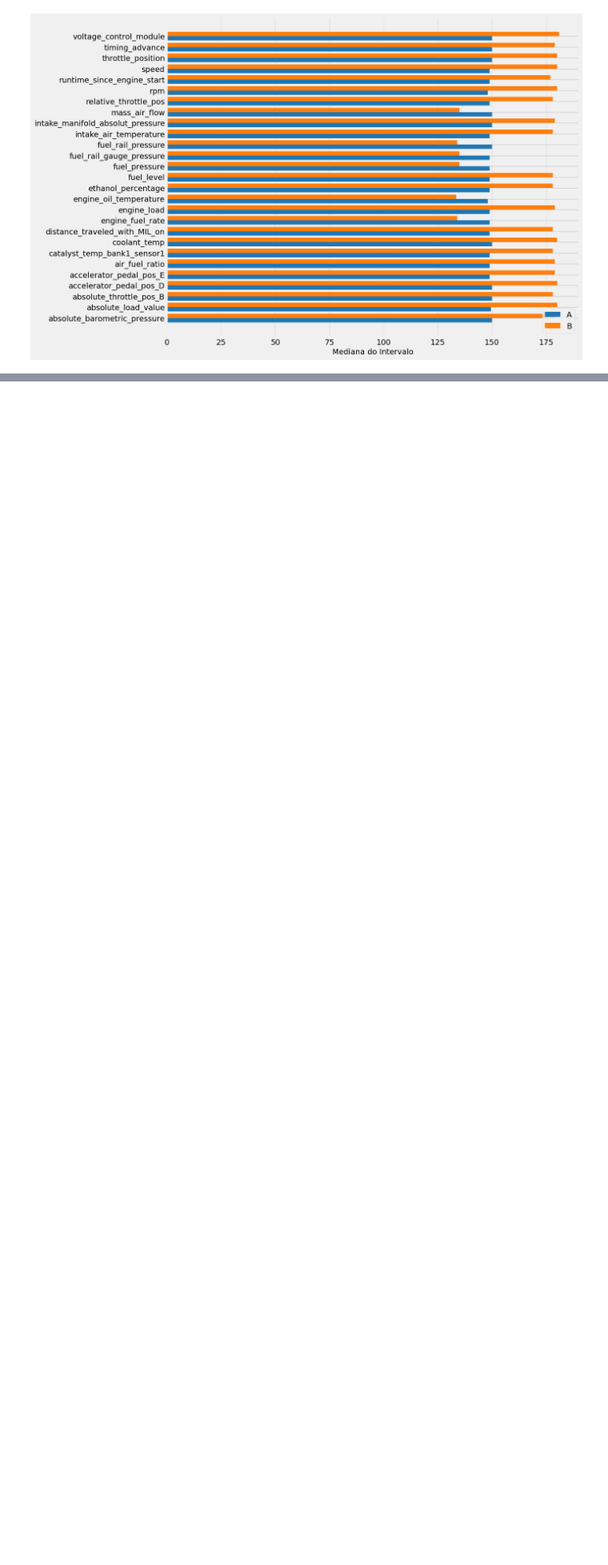
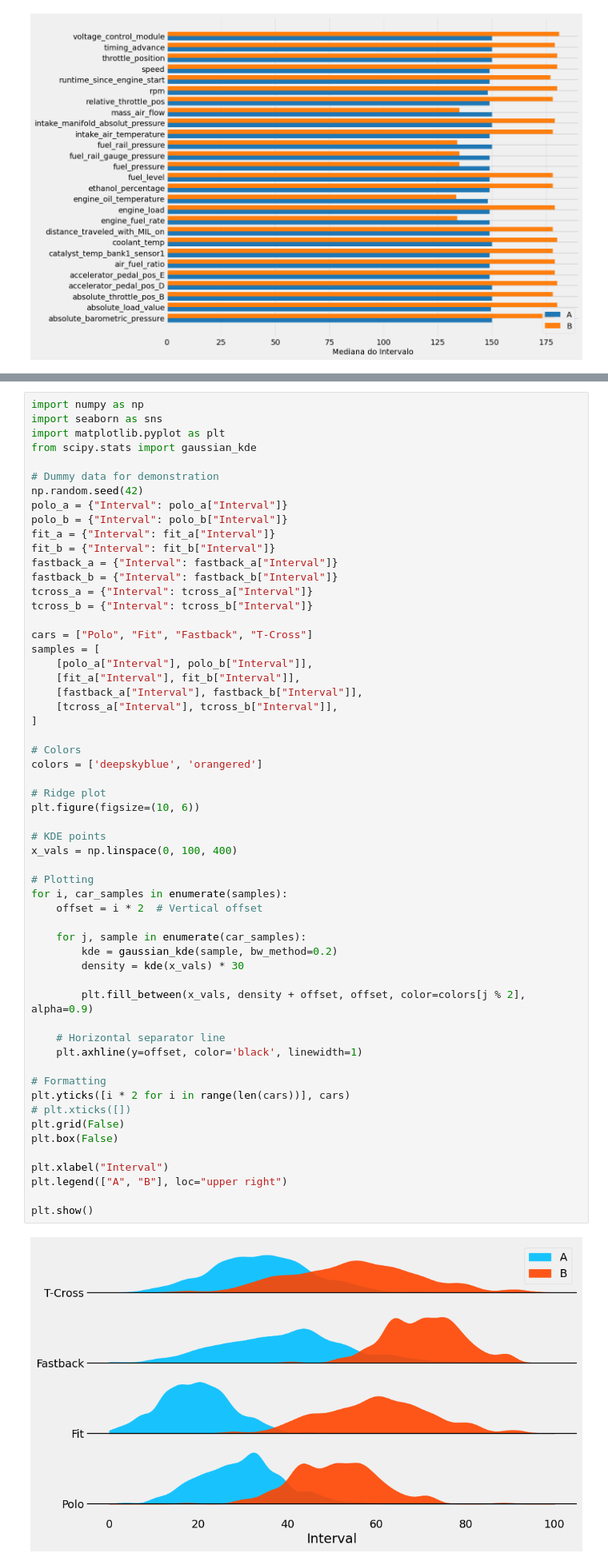
Before and after one commit to conect2ai/SBRC2025-App2Car, a Jupyter notebook: analysis.ipynb, the cells around one changed output, grey strips where cells are left out. Shown at 80% size. Cells and saved outputs as stored; diff of their text form; blank space fills up the shorter version.

```diff
--- a/analysis.ipynb
+++ b/analysis.ipynb
@@ -814,0 +759,59 @@ plt.show()
+# %%
+import numpy as np
+import seaborn as sns
+import matplotlib.pyplot as plt
+from scipy.stats import gaussian_kde
+
+# Dummy data for demonstration
+np.random.seed(42)
+polo_a = {"Interval": polo_a["Interval"]}
+polo_b = {"Interval": polo_b["Interval"]}
+fit_a = {"Interval": fit_a["Interval"]}
+fit_b = {"Interval": fit_b["Interval"]}
+fastback_a = {"Interval": fastback_a["Interval"]}
+fastback_b = {"Interval": fastback_b["Interval"]}
+tcross_a = {"Interval": tcross_a["Interval"]}
+tcross_b = {"Interval": tcross_b["Interval"]}
+
+cars = ["Polo", "Fit", "Fastback", "T-Cross"]
+samples = [
+    [polo_a["Interval"], polo_b["Interval"]],
+    [fit_a["Interval"], fit_b["Interval"]],
+    [fastback_a["Interval"], fastback_b["Interval"]],
+    [tcross_a["Interval"], tcross_b["Interval"]],
+]
+
+# Colors
+colors = ['deepskyblue', 'orangered']
+
+# Ridge plot
+plt.figure(figsize=(10, 6))
+
+# KDE points
+x_vals = np.linspace(0, 100, 400)
+
+# Plotting
+for i, car_samples in enumerate(samples):
+    offset = i * 2  # Vertical offset
+
+    for j, sample in enumerate(car_samples):
+        kde = gaussian_kde(sample, bw_method=0.2)
+        density = kde(x_vals) * 30
+
+        plt.fill_between(x_vals, density + offset, offset, color=colors[j % 2], alpha=0.9)
+
+    # Horizontal separator line
+    plt.axhline(y=offset, color='black', linewidth=1)
+
+# Formatting
+plt.yticks([i * 2 for i in range(len(cars))], cars)
+# plt.xticks([])
+plt.grid(False)
+plt.box(False)
+
+plt.xlabel("Interval")
+plt.legend(["A", "B"], loc="upper right")
+
+plt.show()
+# %% [output]
+[figure, added]
```
Also changed, not shown: parts of 7 cells of this notebook.
